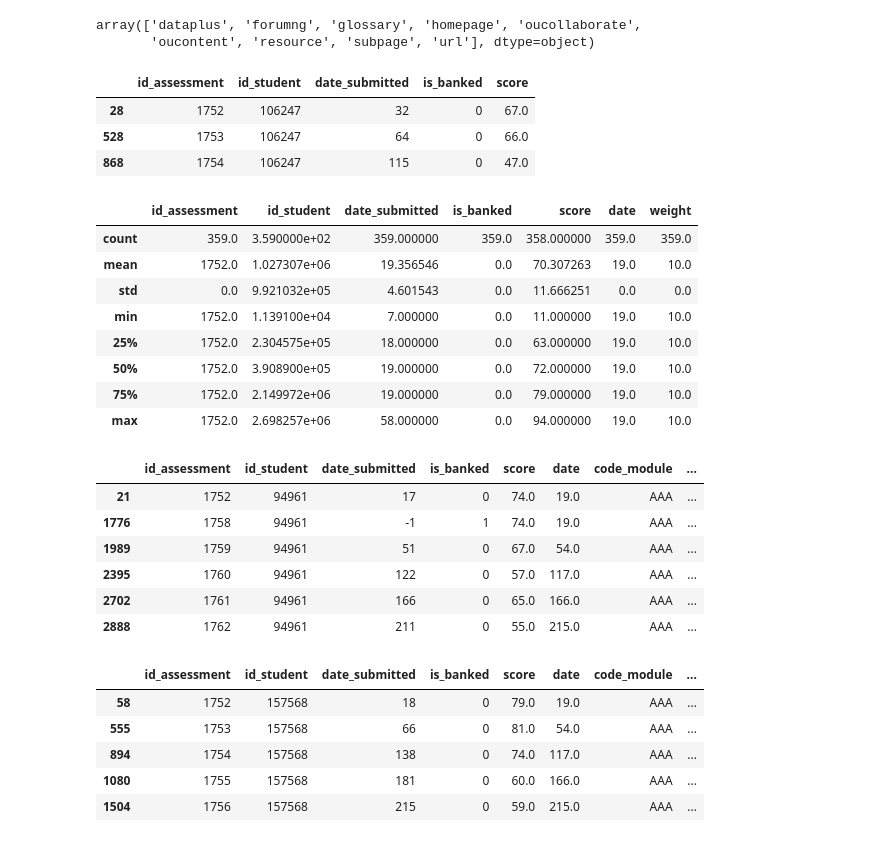
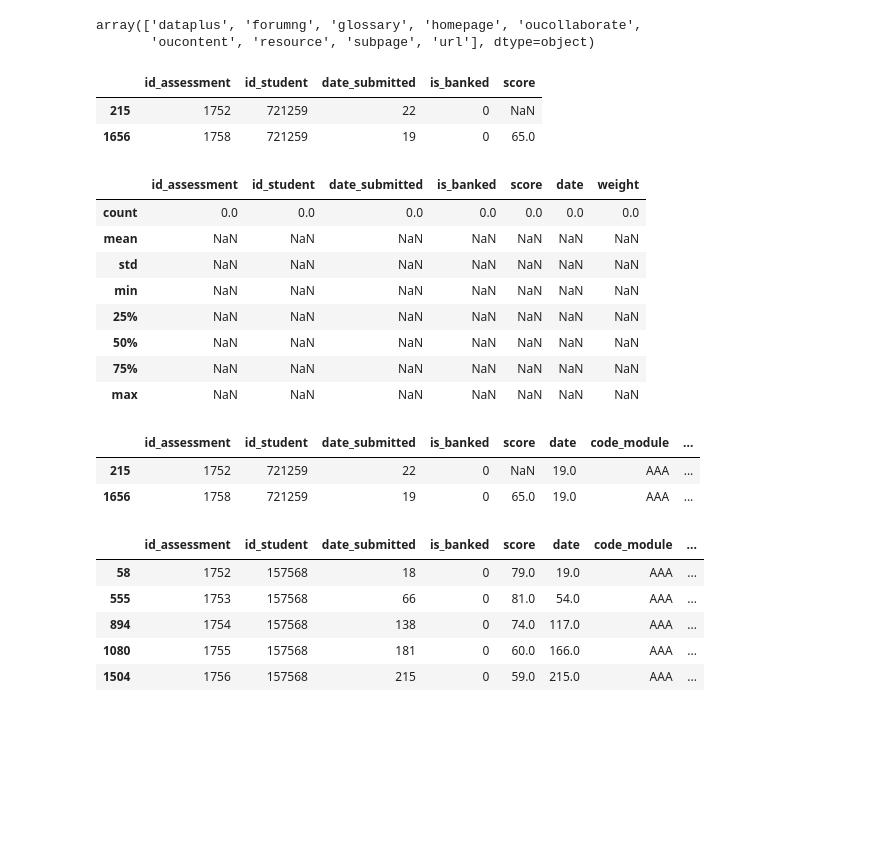
Before and after one commit to sustrev/SIADS697, a Jupyter notebook: Interface2.ipynb, the cells around one changed output. Saved outputs shown, nothing was run; the diff lists cells and outputs as text; code cells hidden in the pictures; blank space fills up the shorter version.

```diff
--- a/Interface2.ipynb
+++ b/Interface2.ipynb
@@ -513,34 +597,29 @@ array(['dataplus', 'forumng', 'glossary', 'homepage', 'oucollaborate',
 array(['dataplus', 'forumng', 'glossary', 'homepage', 'oucollaborate',
        'oucontent', 'resource', 'subpage', 'url'], dtype=object)
 # %%
-dfSA[dfSA.id_student == 106247]
+#dfSA[dfSA.id_student == 721259]
 # %% [output]
 |  | id_assessment | id_student | date_submitted | is_banked | score |
-| 28 | 1752 | 106247 | 32 | 0 | 67.0 |
-| 528 | 1753 | 106247 | 64 | 0 | 66.0 |
-| 868 | 1754 | 106247 | 115 | 0 | 47.0 |
+| 215 | 1752 | 721259 | 22 | 0 | NaN |
+| 1656 | 1758 | 721259 | 19 | 0 | 65.0 |
 # %%
-df_sa_with_due_dates[(df_sa_with_due_dates.id_assessment == 1752) & (df_sa_with_due_dates.Course_Section=='AAA-2013J')].describe()
+df_sa_with_due_dates[(df_sa_with_due_dates.id_assessment == 721259) & (df_sa_with_due_dates.Course_Section=='AAA-2013J')].describe()
 # %% [output]
 |  | id_assessment | id_student | date_submitted | is_banked | score | date | weight |
-| count | 359.0 | 3.590000e+02 | 359.000000 | 359.0 | 358.000000 | 359.0 | 359.0 |
-| mean | 1752.0 | 1.027307e+06 | 19.356546 | 0.0 | 70.307263 | 19.0 | 10.0 |
-| std | 0.0 | 9.921032e+05 | 4.601543 | 0.0 | 11.666251 | 0.0 | 0.0 |
-| min | 1752.0 | 1.139100e+04 | 7.000000 | 0.0 | 11.000000 | 19.0 | 10.0 |
-| 25% | 1752.0 | 2.304575e+05 | 18.000000 | 0.0 | 63.000000 | 19.0 | 10.0 |
-| 50% | 1752.0 | 3.908900e+05 | 19.000000 | 0.0 | 72.000000 | 19.0 | 10.0 |
-| 75% | 1752.0 | 2.149972e+06 | 19.000000 | 0.0 | 79.000000 | 19.0 | 10.0 |
-| max | 1752.0 | 2.698257e+06 | 58.000000 | 0.0 | 94.000000 | 19.0 | 10.0 |
+| count | 0.0 | 0.0 | 0.0 | 0.0 | 0.0 | 0.0 | 0.0 |
+| mean | NaN | NaN | NaN | NaN | NaN | NaN | NaN |
+| std | NaN | NaN | NaN | NaN | NaN | NaN | NaN |
+| min | NaN | NaN | NaN | NaN | NaN | NaN | NaN |
+| 25% | NaN | NaN | NaN | NaN | NaN | NaN | NaN |
+| 50% | NaN | NaN | NaN | NaN | NaN | NaN | NaN |
+| 75% | NaN | NaN | NaN | NaN | NaN | NaN | NaN |
+| max | NaN | NaN | NaN | NaN | NaN | NaN | NaN |
 # %%
-df_sa_with_due_dates[df_sa_with_due_dates.id_student == 94961]
+df_sa_with_due_dates[df_sa_with_due_dates.id_student == 721259]
 # %% [output]
 |  | id_assessment | id_student | date_submitted | is_banked | score | date | code_module | ... |
-| 21 | 1752 | 94961 | 17 | 0 | 74.0 | 19.0 | AAA | ... |
-| 1776 | 1758 | 94961 | -1 | 1 | 74.0 | 19.0 | AAA | ... |
-| 1989 | 1759 | 94961 | 51 | 0 | 67.0 | 54.0 | AAA | ... |
-| 2395 | 1760 | 94961 | 122 | 0 | 57.0 | 117.0 | AAA | ... |
-| 2702 | 1761 | 94961 | 166 | 0 | 65.0 | 166.0 | AAA | ... |
-| 2888 | 1762 | 94961 | 211 | 0 | 55.0 | 215.0 | AAA | ... |
+| 215 | 1752 | 721259 | 22 | 0 | NaN | 19.0 | AAA | ... |
+| 1656 | 1758 | 721259 | 19 | 0 | 65.0 | 19.0 | AAA | ... |
 # %%
 # issue with filtered data selection:
 # Filter data, then select student
```
Also changed, not shown: parts of 2 cells of this notebook.
